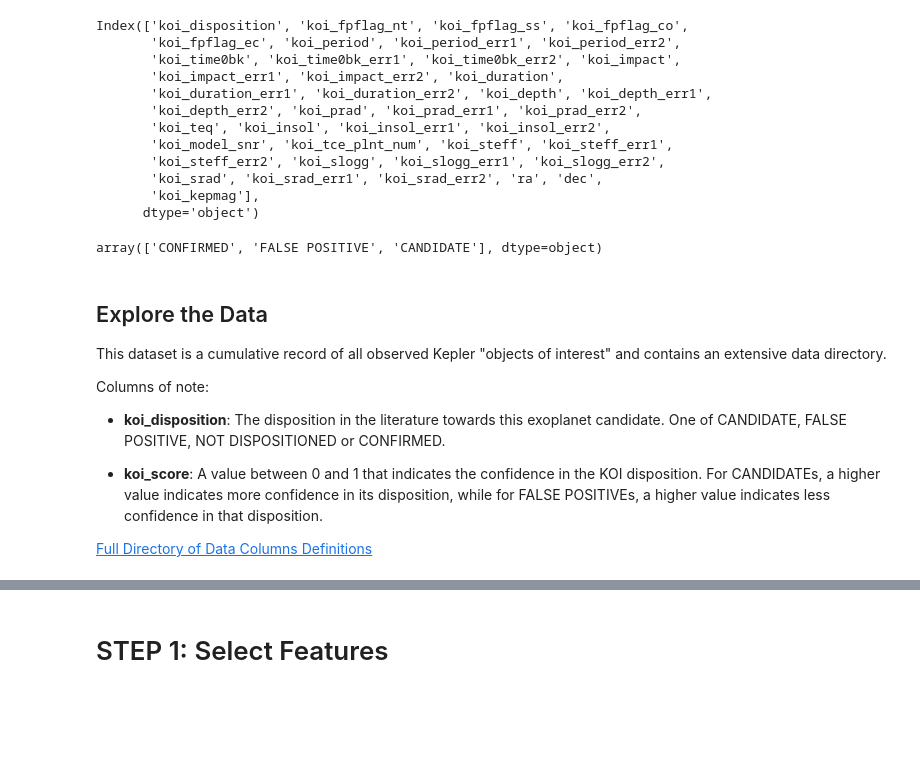
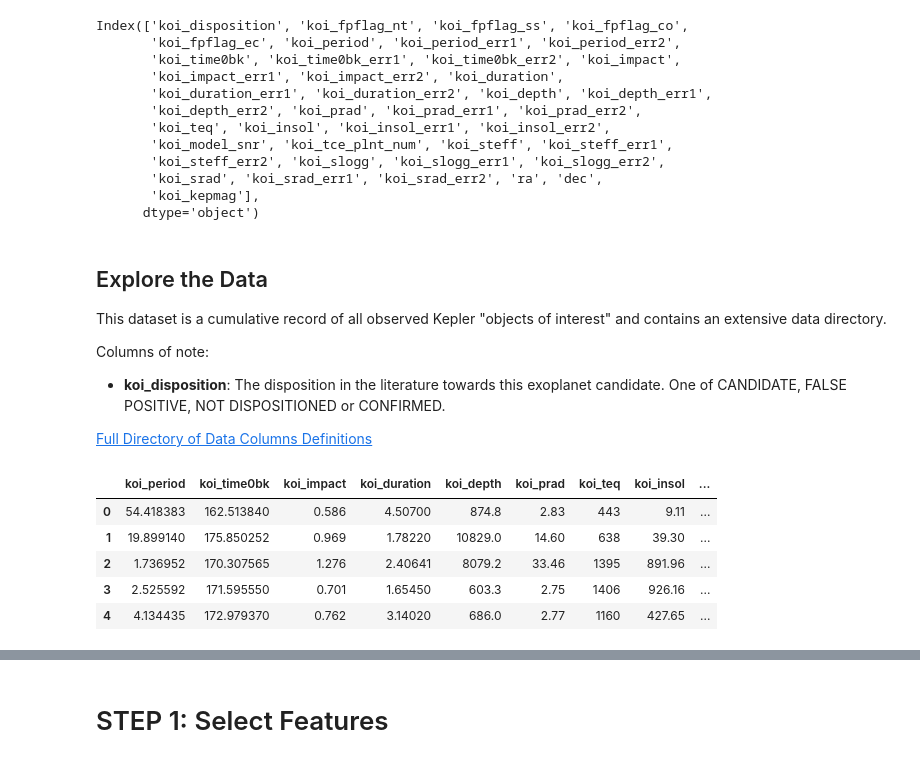
Before and after one commit to lilstarhunter/exoplanetExplorer, a Jupyter notebook: exolplanet_model.ipynb, the cells around one changed output, grey strips where cells are left out. Cells and saved outputs as stored; diff of their text form; code cells hidden in the pictures; blank space fills up the shorter version.

```diff
--- a/exolplanet_model.ipynb
+++ b/exolplanet_model.ipynb
@@ -44,10 +44,6 @@ Index(['koi_disposition', 'koi_fpflag_nt', 'koi_fpflag_ss', 'koi_fpflag_co',
        'koi_srad', 'koi_srad_err1', 'koi_srad_err2', 'ra', 'dec',
        'koi_kepmag'],
       dtype='object')
-# %%
-df["koi_disposition"].unique()
-# %% [output]
-array(['CONFIRMED', 'FALSE POSITIVE', 'CANDIDATE'], dtype=object)
 # %% [markdown]
 ## Explore the Data
 
@@ -57,6 +53,19 @@ Columns of note:
 
 - **koi_disposition**: The disposition in the literature towards this exoplanet candidate. One of CANDIDATE, FALSE POSITIVE, NOT DISPOSITIONED or CONFIRMED.
 
-- **koi_score**: A value between 0 and 1 that indicates the confidence in the KOI disposition. For CANDIDATEs, a higher value indicates more confidence in its disposition, while for FALSE POSITIVEs, a higher value indicates less confidence in that disposition.
-
 [Full Directory of Data Columns Definitions](https://exoplanetarchive.ipac.caltech.edu/docs/API_kepcandidate_columns.html)
+# %%
+# Removing the uncertainty columns {suffix _err}
+#flags are used as project disposition binary - removed for the time being
+# 'koi_fpflag_nt', 'koi_fpflag_ss', 'koi_fpflag_co','koi_fpflag_ec'
+# 'koi_tce_plnt_num' is a planet number
+exo_df = df[['koi_period', 'koi_time0bk', 'koi_impact','koi_duration', 'koi_depth', 'koi_prad', 'koi_teq', 'koi_insol','koi_model_snr', 'koi_steff', 'koi_srad','ra', 'dec',
+       'koi_kepmag']]
+exo_df.head()
+# %% [output]
+|  | koi_period | koi_time0bk | koi_impact | koi_duration | koi_depth | koi_prad | koi_teq | koi_insol | ... |
+| 0 | 54.418383 | 162.513840 | 0.586 | 4.50700 | 874.8 | 2.83 | 443 | 9.11 | ... |
+| 1 | 19.899140 | 175.850252 | 0.969 | 1.78220 | 10829.0 | 14.60 | 638 | 39.30 | ... |
+| 2 | 1.736952 | 170.307565 | 1.276 | 2.40641 | 8079.2 | 33.46 | 1395 | 891.96 | ... |
+| 3 | 2.525592 | 171.595550 | 0.701 | 1.65450 | 603.3 | 2.75 | 1406 | 926.16 | ... |
+| 4 | 4.134435 | 172.979370 | 0.762 | 3.14020 | 686.0 | 2.77 | 1160 | 427.65 | ... |
```
Also changed, not shown: parts of 5 cells of this notebook.
